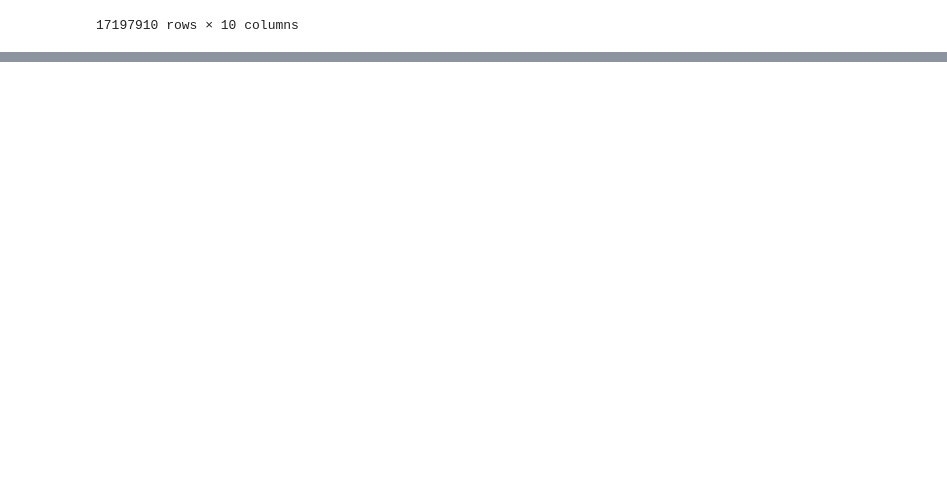
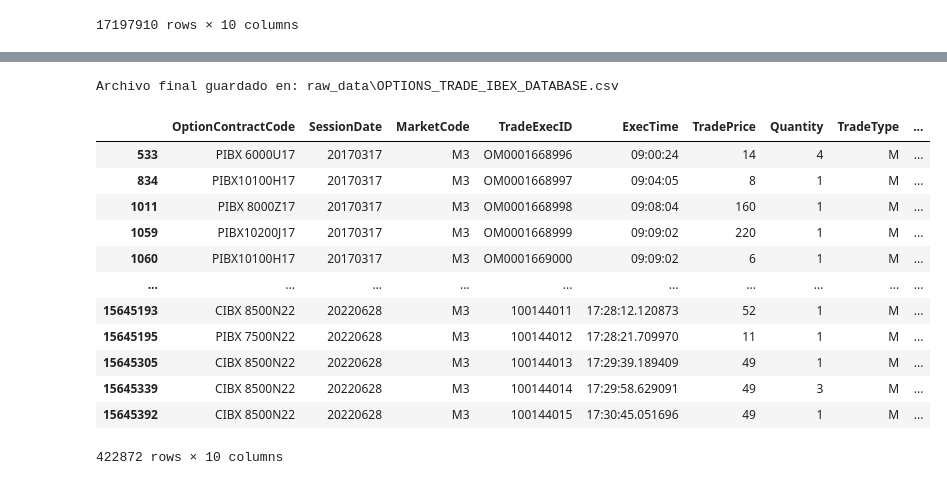
Before and after one commit to epiblasfunds/options-pricing, a Jupyter notebook: data.ipynb, the cells around one changed output, grey strips where cells are left out. Saved outputs shown, nothing was run; the diff lists cells and outputs as text; code cells hidden in the pictures; blank space fills up the shorter version.

```diff
--- a/data.ipynb
+++ b/data.ipynb
@@ -500,0 +1192,49 @@ TypeError: Invalid datetime unit in metadata string "[ns, tz]"
+# %%
+# Read raw_data
+TRADE_IBEX_DATABASE_df = pd.read_csv("raw_data/TRADE_IBEX_DATABASE.csv")
+
+# Create OPTIONS_TRADE_IBEX_DATABASE
+OPTIONS_TRADE_IBEX_DATABASE = TRADE_IBEX_DATABASE_df.loc[:,[
+    "ContractCode",
+    "SessionDate",
+    "MarketCode",
+    "TradeExecID",
+    "ExecTime",
+    "TradePrice",
+    "Quantity",
+    "TradeType",
+    "StrikePrice",
+    "MaturityDate"
+]]
+
+# Only options of IBEX
+filter_options_IBX = OPTIONS_TRADE_IBEX_DATABASE["ContractCode"].str.startswith(
+    ("CIBX", "PIBX"),
+    na=False
+)
+OPTIONS_TRADE_IBEX_DATABASE = OPTIONS_TRADE_IBEX_DATABASE[filter_options_IBX]
+
+# Rename de ContractCode
+OPTIONS_TRADE_IBEX_DATABASE = OPTIONS_TRADE_IBEX_DATABASE.rename(columns={"ContractCode":"OptionContractCode"})
+
+# Save CSV
+output_file = Path("raw_data/OPTIONS_TRADE_IBEX_DATABASE.csv")
+OPTIONS_TRADE_IBEX_DATABASE.to_csv(output_file, index=False, encoding="utf-8")
+print(f"Archivo final guardado en: {output_file}")
+
+display(OPTIONS_TRADE_IBEX_DATABASE)
+# %% [output]
+Archivo final guardado en: raw_data\OPTIONS_TRADE_IBEX_DATABASE.csv
+|  | OptionContractCode | SessionDate | MarketCode | TradeExecID | ExecTime | TradePrice | Quantity | TradeType | ... |
+| 533 | PIBX 6000U17 | 20170317 | M3 | OM0001668996 | 09:00:24 | 14 | 4 | M | ... |
+| 834 | PIBX10100H17 | 20170317 | M3 | OM0001668997 | 09:04:05 | 8 | 1 | M | ... |
+| 1011 | PIBX 8000Z17 | 20170317 | M3 | OM0001668998 | 09:08:04 | 160 | 1 | M | ... |
+| 1059 | PIBX10200J17 | 20170317 | M3 | OM0001668999 | 09:09:02 | 220 | 1 | M | ... |
+| 1060 | PIBX10100H17 | 20170317 | M3 | OM0001669000 | 09:09:02 | 6 | 1 | M | ... |
+| ... | ... | ... | ... | ... | ... | ... | ... | ... | ... |
+| 15645193 | CIBX 8500N22 | 20220628 | M3 | 100144011 | 17:28:12.120873 | 52 | 1 | M | ... |
+| 15645195 | PIBX 7500N22 | 20220628 | M3 | 100144012 | 17:28:21.709970 | 11 | 1 | M | ... |
+| 15645305 | CIBX 8500N22 | 20220628 | M3 | 100144013 | 17:29:39.189409 | 49 | 1 | M | ... |
+| 15645339 | CIBX 8500N22 | 20220628 | M3 | 100144014 | 17:29:58.629091 | 49 | 3 | M | ... |
+| 15645392 | CIBX 8500N22 | 20220628 | M3 | 100144015 | 17:30:45.051696 | 49 | 1 | M | ... |
+422872 rows × 10 columns
```
Also changed, not shown: parts of 50 cells of this notebook, 28 other files.
